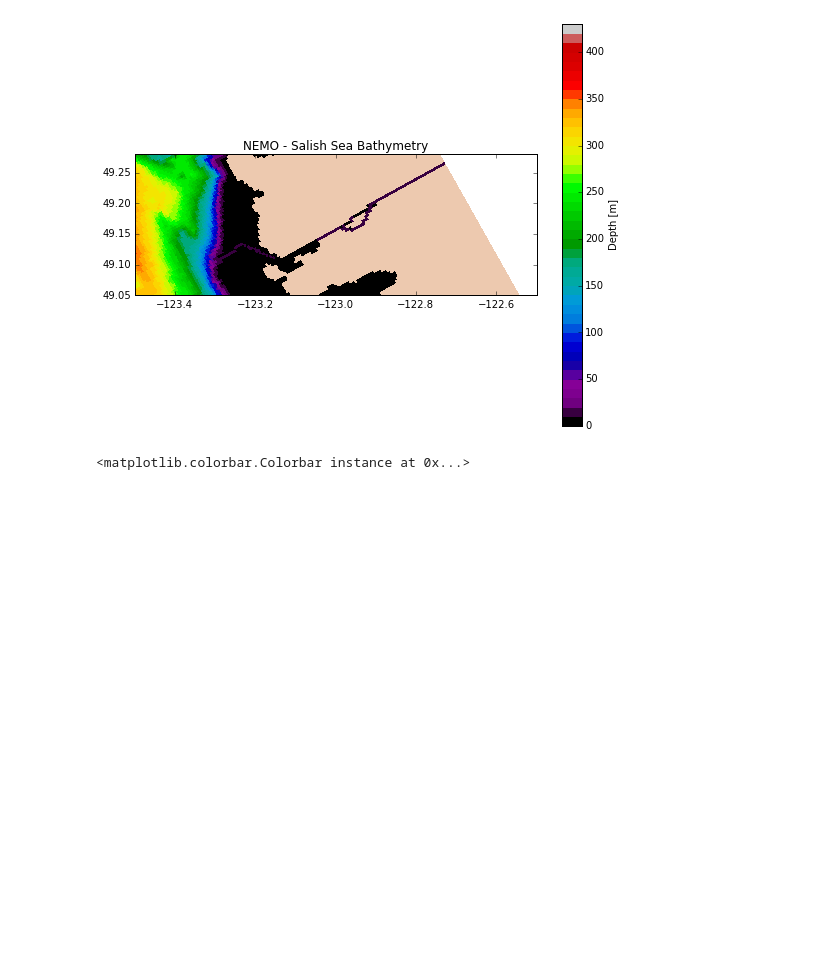
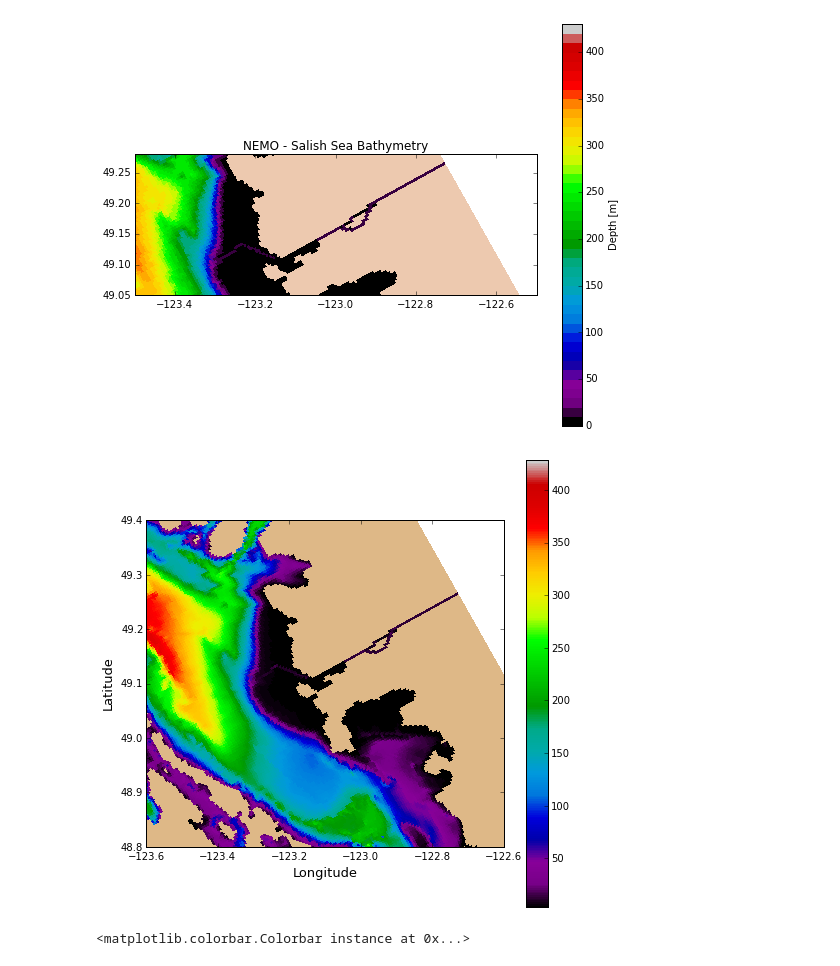
Before and after one commit to SalishSeaCast/analysis, a Jupyter notebook: jie/Understand Bathymetry inside NEMO.ipynb, the cells around one changed output. Saved outputs shown, nothing was run; the diff lists cells and outputs as text; code cells hidden in the pictures; blank space fills up the shorter version.

```diff
--- a/jie/Understand Bathymetry inside NEMO.ipynb
+++ b/jie/Understand Bathymetry inside NEMO.ipynb
@@ -19,3 +17,6 @@ bathyy = bathy.variables['Bathymetry'][:]
+# %%
+PNW_coastline = sio.loadmat('/ocean/rich/more/mmapbase/bcgeo/PNW.mat')
+axis_font = {'fontname': 'Bitstream Vera Sans', 'size': '13'}
 # %% [markdown]
    # Create bathy_meter_SalishSea3.nc as fixed and extended file
 # %%
@@ -66,6 +67,19 @@ colour_map='spectral', bins=50)
 # %% [output]
 [figure]
 [figure]
+# %%
+fig, axs = plt.subplots(1, 1, figsize=(8, 8))
+axs.set_xlim(-123.6, -122.6)
+axs.set_ylim(48.8, 49.4)
+axs.set_xlabel('Longitude', **axis_font)
+axs.set_ylabel('Latitude', **axis_font)
+viz_tools.set_aspect(axs,coords='map',lats=lat_3)
+cmap=plt.get_cmap('spectral')
+cmap.set_bad('burlywood')
+mesh=axs.pcolormesh(lon_3[:],lat_3[:], bathyy_3[:],cmap=cmap)
+cbar=fig.colorbar(mesh)
+# %% [output]
+[figure, added]
 # %%
 plt.subplot(1, 3, 1)
 plt.pcolormesh(bathyy[400:440, 280:398])
```
Also changed, not shown: parts of 4 cells of this notebook.
